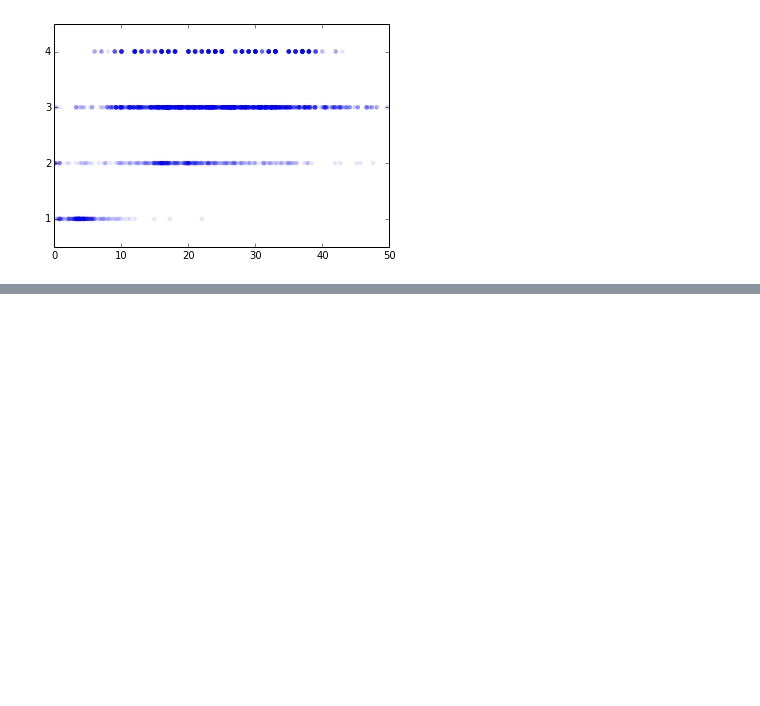
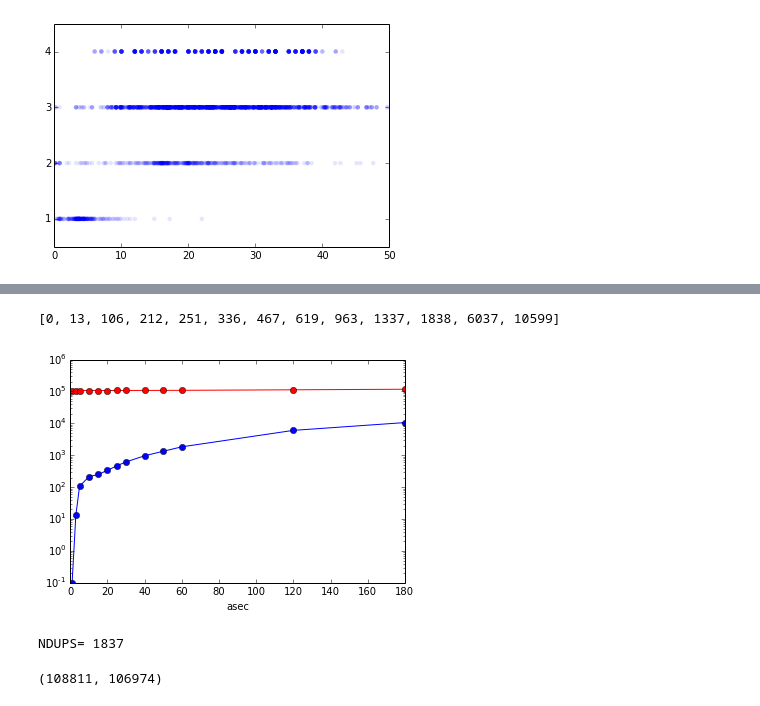
Before and after one commit to sagasurvey/erik, a Jupyter notebook: ipython_notebooks/Masterlist Generation.ipynb, the cells around one changed output, grey strips where cells are left out. Saved outputs shown, nothing was run; the diff lists cells and outputs as text; code cells hidden in the pictures; blank space fills up the shorter version.

Commit message:
updates for masterlist stuff

```diff
--- a/ipython_notebooks/Masterlist Generation.ipynb
+++ b/ipython_notebooks/Masterlist Generation.ipynb
@@ -70,0 +80,12 @@ plt.xlim(0,50)
+# %%
+from sys import stdout
+
+ntotswpgc, npgcs, ndups = [], [], []
+matchtols = [1,3,5,10,15,20,25,30,40,50,60,120,180]*u.arcsec
+for matchtol in matchtols:
+    print 'on matchtol',matchtol
+    stdout.flush()
+    tempcat = masterlist.add_nsa(mastercat0nonsa, nsa=None, removeduplicatepgcson=None, matchtolerance=matchtol)
+    ntotswpgc.append(np.sum(tempcat['pgc']>0))
+    npgcs.append(len(np.unique(tempcat['pgc']))-1)
+    ndups.append(ntotswpgc[-1]-npgcs[-1])
@@ -70,0 +106,18 @@ plt.xlim(0,50)
+# %%
+plt.semilogy(matchtols.value, [.1 if v==0 else v for v in ndups],'o-b')
+plt.semilogy(matchtols.value, ntotswpgc,'o-r')
+plt.xlabel('asec');
+#plt.xlim(0,60)
+ndups
+# %% [output]
+[0, 13, 106, 212, 251, 336, 467, 619, 963, 1337, 1838, 6037, 10599]
+[figure, added]
+# %%
+testcat = masterlist.add_nsa(mastercat0nonsa, removeduplicatepgcson=None, matchtolerance=60*u.arcsec)
+pgc = testcat['pgc'].copy()
+pgc[pgc<0]=0
+print 'NDUPS=',np.sum(pgc>0)-len(np.unique(pgc)-1)
+np.sum(pgc>0),len(np.unique(pgc)-1)
+# %% [output]
+NDUPS= 1837
+(108811, 106974)
```
Also changed, not shown: parts of 7 cells of this notebook, 1 other file.
